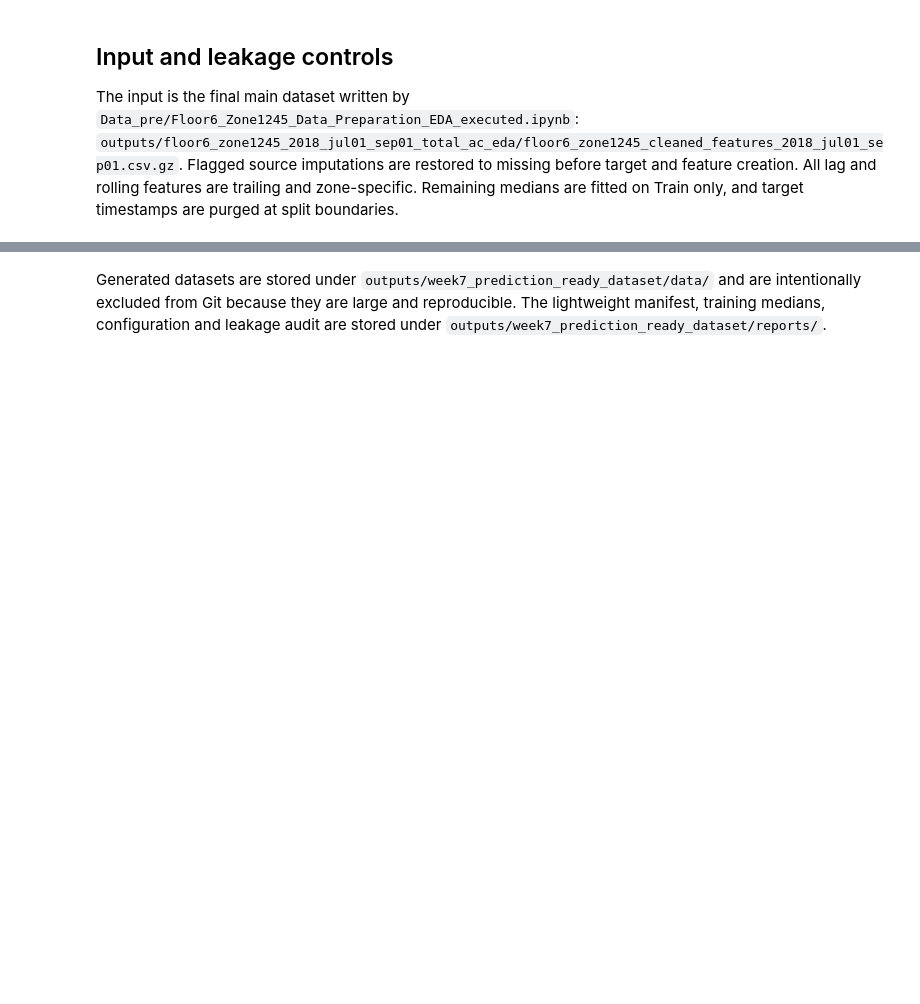
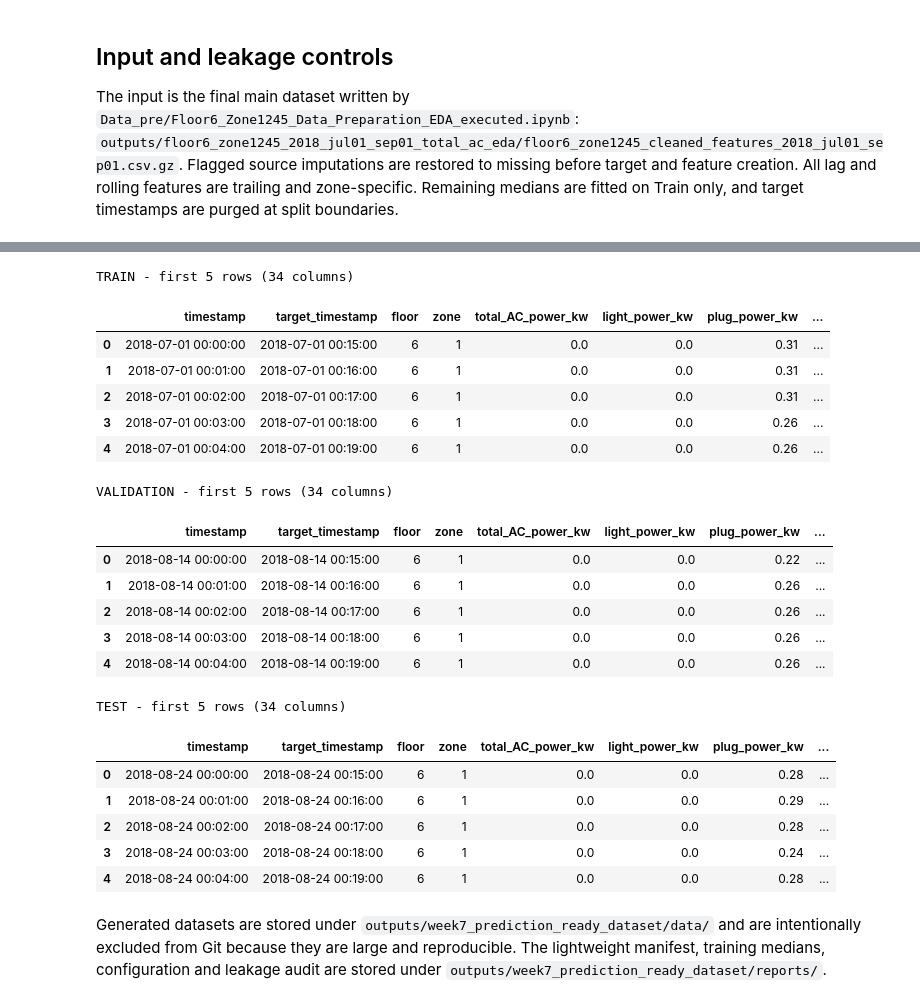
Before and after one commit to Lee-yongli/Artificial-Intelligence-for-Smart-Building-Log-Analysis, a Jupyter notebook: Artificial Intelligence for Smart-Building Log Analysis/ml/ML_Forecasting_Data_Preparation.ipynb, the cells around one changed output, grey strips where cells are left out. Drawn from its saved outputs; the diff is of its cells as text; code cells hidden in the pictures; blank space fills up the shorter version.

Commit message:
docs: show prediction-ready dataset previews

```diff
--- a/Artificial Intelligence for Smart-Building Log Analysis/ml/ML_Forecasting_Data_Preparation.ipynb
+++ b/Artificial Intelligence for Smart-Building Log Analysis/ml/ML_Forecasting_Data_Preparation.ipynb
@@ -33,2 +60,37 @@ pd.read_csv(reports / 'prediction_ready_manifest.csv')
+# %%
+from IPython.display import display
+
+data_dir = PROJECT_DIR / 'outputs/week7_prediction_ready_dataset/data'
+
+for split in ('train', 'validation', 'test'):
+    preview = pd.read_csv(
+        data_dir / f'prediction_ready_{split}.csv.gz',
+        nrows=5,
+    )
+    print(f'{split.upper()} - first 5 rows ({preview.shape[1]} columns)')
+    with pd.option_context('display.max_columns', None):
+        display(preview)
+# %% [output]
+TRAIN - first 5 rows (34 columns)
+|  | timestamp | target_timestamp | floor | zone | total_AC_power_kw | light_power_kw | plug_power_kw | ... |
+| 0 | 2018-07-01 00:00:00 | 2018-07-01 00:15:00 | 6 | 1 | 0.0 | 0.0 | 0.31 | ... |
+| 1 | 2018-07-01 00:01:00 | 2018-07-01 00:16:00 | 6 | 1 | 0.0 | 0.0 | 0.31 | ... |
+| 2 | 2018-07-01 00:02:00 | 2018-07-01 00:17:00 | 6 | 1 | 0.0 | 0.0 | 0.31 | ... |
+| 3 | 2018-07-01 00:03:00 | 2018-07-01 00:18:00 | 6 | 1 | 0.0 | 0.0 | 0.26 | ... |
+| 4 | 2018-07-01 00:04:00 | 2018-07-01 00:19:00 | 6 | 1 | 0.0 | 0.0 | 0.26 | ... |
+VALIDATION - first 5 rows (34 columns)
+|  | timestamp | target_timestamp | floor | zone | total_AC_power_kw | light_power_kw | plug_power_kw | ... |
+| 0 | 2018-08-14 00:00:00 | 2018-08-14 00:15:00 | 6 | 1 | 0.0 | 0.0 | 0.22 | ... |
+| 1 | 2018-08-14 00:01:00 | 2018-08-14 00:16:00 | 6 | 1 | 0.0 | 0.0 | 0.26 | ... |
+| 2 | 2018-08-14 00:02:00 | 2018-08-14 00:17:00 | 6 | 1 | 0.0 | 0.0 | 0.26 | ... |
+| 3 | 2018-08-14 00:03:00 | 2018-08-14 00:18:00 | 6 | 1 | 0.0 | 0.0 | 0.26 | ... |
+| 4 | 2018-08-14 00:04:00 | 2018-08-14 00:19:00 | 6 | 1 | 0.0 | 0.0 | 0.26 | ... |
+TEST - first 5 rows (34 columns)
+|  | timestamp | target_timestamp | floor | zone | total_AC_power_kw | light_power_kw | plug_power_kw | ... |
+| 0 | 2018-08-24 00:00:00 | 2018-08-24 00:15:00 | 6 | 1 | 0.0 | 0.0 | 0.28 | ... |
+| 1 | 2018-08-24 00:01:00 | 2018-08-24 00:16:00 | 6 | 1 | 0.0 | 0.0 | 0.29 | ... |
+| 2 | 2018-08-24 00:02:00 | 2018-08-24 00:17:00 | 6 | 1 | 0.0 | 0.0 | 0.28 | ... |
+| 3 | 2018-08-24 00:03:00 | 2018-08-24 00:18:00 | 6 | 1 | 0.0 | 0.0 | 0.24 | ... |
+| 4 | 2018-08-24 00:04:00 | 2018-08-24 00:19:00 | 6 | 1 | 0.0 | 0.0 | 0.28 | ... |
 # %% [markdown]
 Generated datasets are stored under `outputs/week7_prediction_ready_dataset/data/` and are intentionally excluded from Git because they are large and reproducible. The lightweight manifest, training medians, configuration and leakage audit are stored under `outputs/week7_prediction_ready_dataset/reports/`.
```
Also changed, not shown: parts of 3 cells of this notebook.
